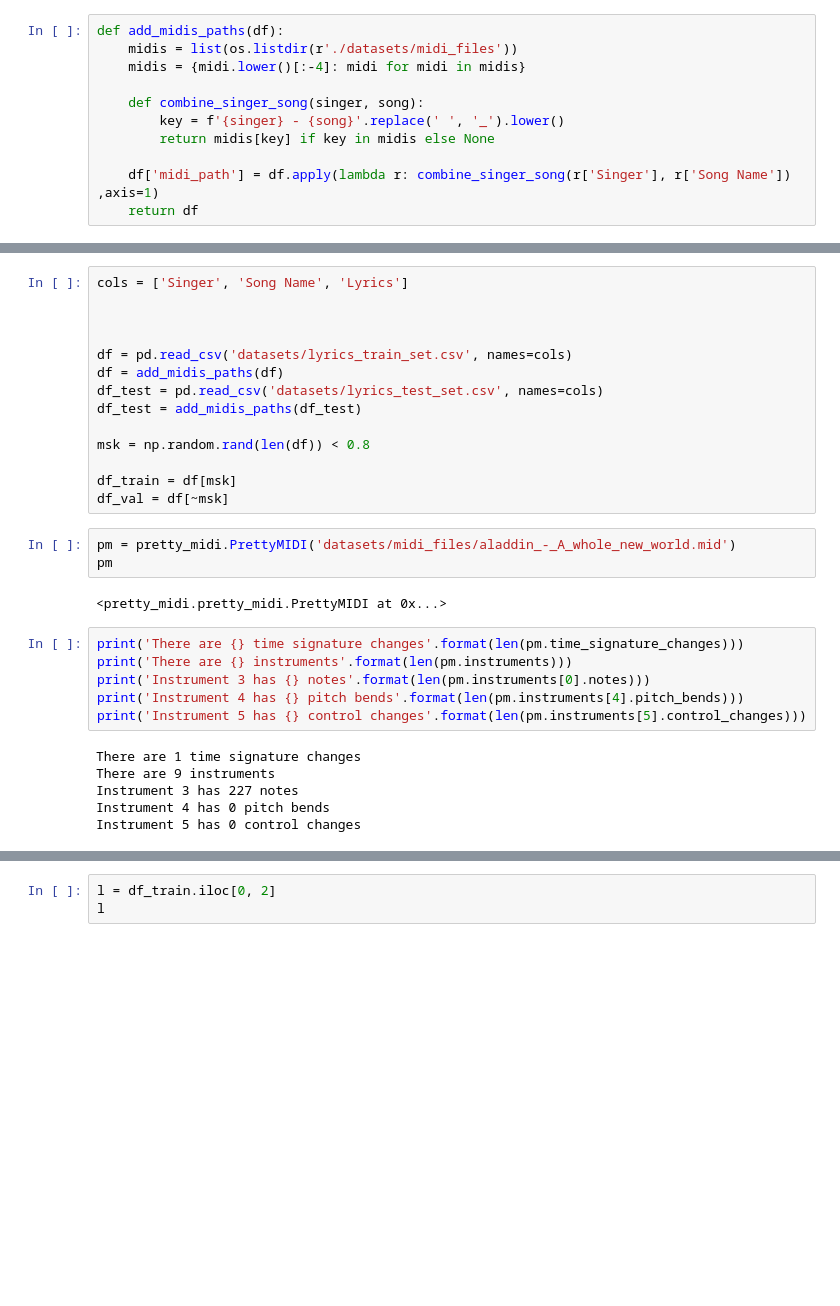
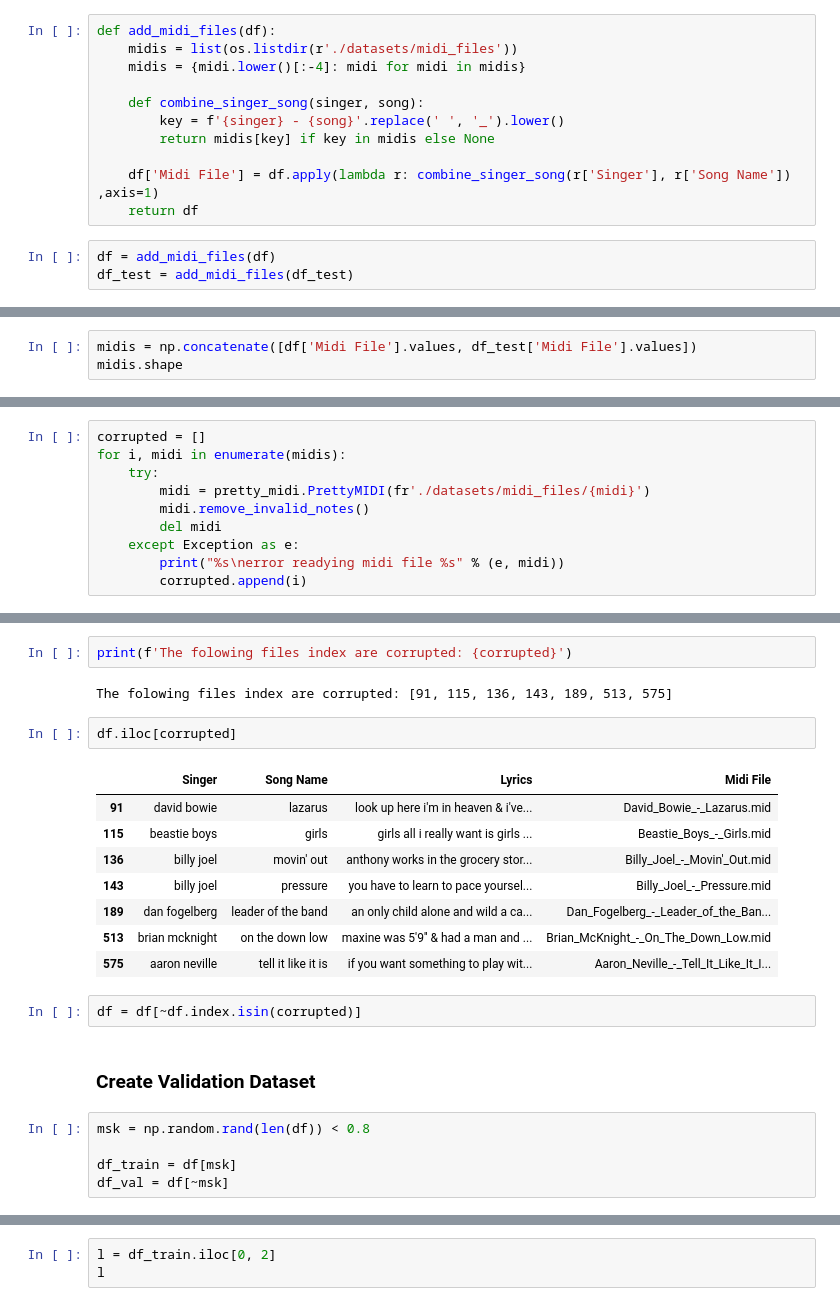
Before and after one commit to Naorko/lyrics-gen-tf, a Jupyter notebook: lyrics_generations.ipynb, the cells around one changed output, grey strips where cells are left out. Saved outputs shown, nothing was run; the diff lists cells and outputs as text; blank space fills up the shorter version.

```diff
--- a/lyrics_generations.ipynb
+++ b/lyrics_generations.ipynb
@@ -55,5 +58,5 @@ True
 # %%
-def add_midis_paths(df):
+def add_midi_files(df):
     midis = list(os.listdir(r'./datasets/midi_files'))
     midis = {midi.lower()[:-4]: midi for midi in midis}
 
@@ -61,5 +64,8 @@ def add_midis_paths(df):
         key = f'{singer} - {song}'.replace(' ', '_').lower()
         return midis[key] if key in midis else None
 
-    df['midi_path'] = df.apply(lambda r: combine_singer_song(r['Singer'], r['Song Name']) ,axis=1)
+    df['Midi File'] = df.apply(lambda r: combine_singer_song(r['Singer'], r['Song Name']) ,axis=1)
     return df
+# %%
+df = add_midi_files(df)
+df_test = add_midi_files(df_test)
@@ -65,0 +74,3 @@ def add_midis_paths(df):
+# %%
+midis = np.concatenate([df['Midi File'].values, df_test['Midi File'].values])
+midis.shape
@@ -65,0 +79,10 @@ def add_midis_paths(df):
+# %%
+corrupted = []
+for i, midi in enumerate(midis):
+    try:
+        midi = pretty_midi.PrettyMIDI(fr'./datasets/midi_files/{midi}')
+        midi.remove_invalid_notes()
+        del midi
+    except Exception as e:
+        print("%s\nerror readying midi file %s" % (e, midi))
+        corrupted.append(i)
@@ -66,31 +104,24 @@ def add_midis_paths(df):
+# %%
+print(f'The folowing files index are corrupted: {corrupted}')
+# %% [output]
+The folowing files index are corrupted: [91, 115, 136, 143, 189, 513, 575]
+# %%
+df.iloc[corrupted]
+# %% [output]
+|  | Singer | Song Name | Lyrics | Midi File |
+| 91 | david bowie | lazarus | look up here i'm in heaven & i've... | David_Bowie_-_Lazarus.mid |
+| 115 | beastie boys | girls | girls all i really want is girls ... | Beastie_Boys_-_Girls.mid |
+| 136 | billy joel | movin' out | anthony works in the grocery stor... | Billy_Joel_-_Movin'_Out.mid |
+| 143 | billy joel | pressure | you have to learn to pace yoursel... | Billy_Joel_-_Pressure.mid |
+| 189 | dan fogelberg | leader of the band | an only child alone and wild a ca... | Dan_Fogelberg_-_Leader_of_the_Ban... |
+| 513 | brian mcknight | on the down low | maxine was 5'9'' & had a man and ... | Brian_McKnight_-_On_The_Down_Low.mid |
+| 575 | aaron neville | tell it like it is | if you want something to play wit... | Aaron_Neville_-_Tell_It_Like_It_I... |
+# %%
+df = df[~df.index.isin(corrupted)]
+# %% [markdown]
+### Create Validation Dataset
 # %%
-cols = ['Singer', 'Song Name', 'Lyrics']
-
-
-
-df = pd.read_csv('datasets/lyrics_train_set.csv', names=cols)
-df = add_midis_paths(df)
-df_test = pd.read_csv('datasets/lyrics_test_set.csv', names=cols)
-df_test = add_midis_paths(df_test)
-
 msk = np.random.rand(len(df)) < 0.8
 
 df_train = df[msk]
 df_val = df[~msk]
-# %%
-pm = pretty_midi.PrettyMIDI('datasets/midi_files/aladdin_-_A_whole_new_world.mid')
-pm
-# %% [output]
-<pretty_midi.pretty_midi.PrettyMIDI at 0x...>
-# %%
-print('There are {} time signature changes'.format(len(pm.time_signature_changes)))
-print('There are {} instruments'.format(len(pm.instruments)))
-print('Instrument 3 has {} notes'.format(len(pm.instruments[0].notes)))
-print('Instrument 4 has {} pitch bends'.format(len(pm.instruments[4].pitch_bends)))
-print('Instrument 5 has {} control changes'.format(len(pm.instruments[5].control_changes)))
-# %% [output]
-There are 1 time signature changes
-There are 9 instruments
-Instrument 3 has 227 notes
-Instrument 4 has 0 pitch bends
-Instrument 5 has 0 control changes
```
Also changed, not shown: parts of 32 cells of this notebook.
